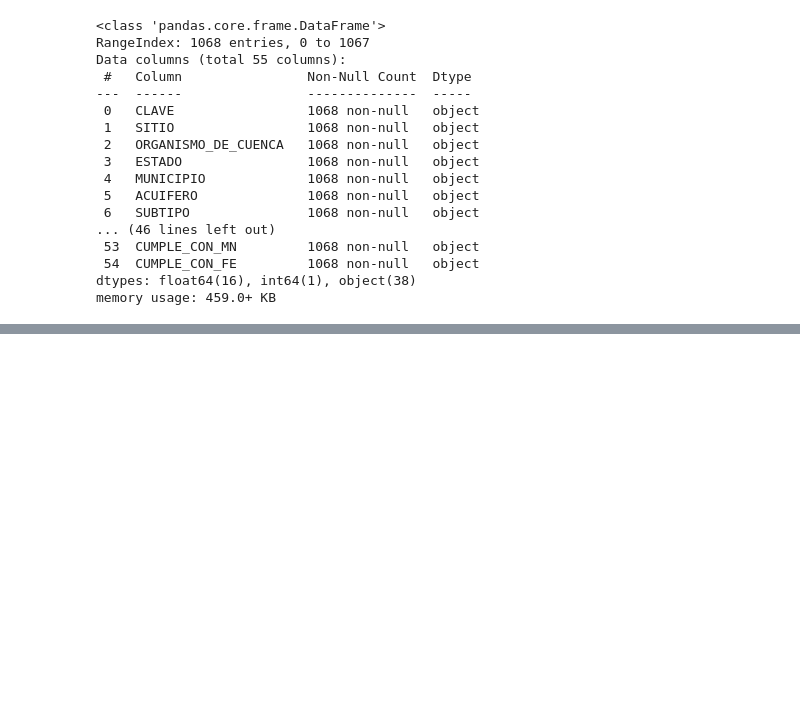
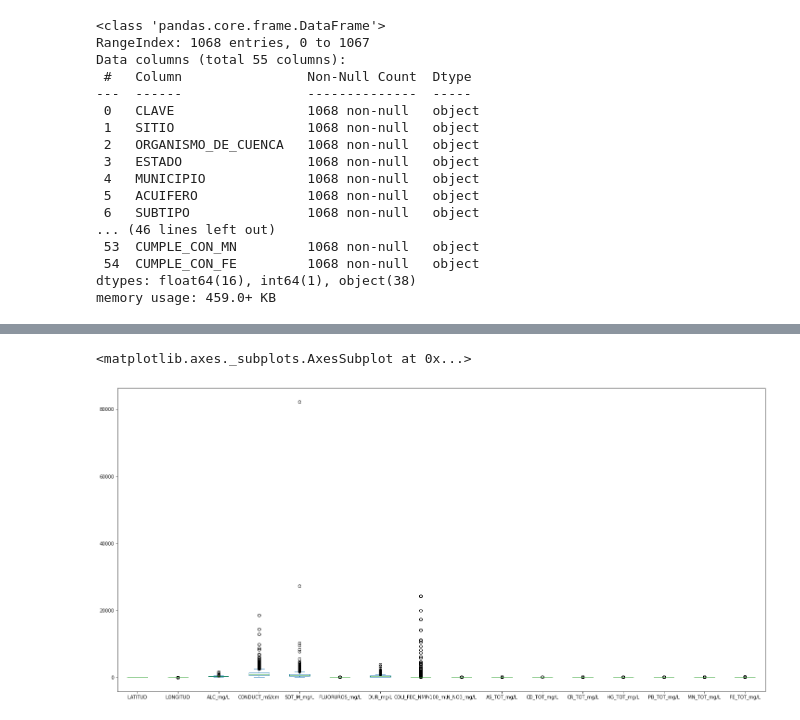
Before and after one commit to zangatec/Equipo_Ciencia_de_datos, a Jupyter notebook: Entrega 1 reto.ipynb, the cells around one changed output, grey strips where cells are left out. Cells and saved outputs as stored; diff of their text form; code cells hidden in the pictures; blank space fills up the shorter version.

```diff
--- a/Entrega 1 reto.ipynb
+++ b/Entrega 1 reto.ipynb
@@ -316,0 +365,6 @@ KeyError: ignored
+# %%
+#Identificamos medidas de posición no centrales , los cuartiles , outliers.
+df1.plot.box(figsize = (25,12))
+# %% [output]
+<matplotlib.axes._subplots.AxesSubplot at 0x...>
+[figure, added]
```
Also changed, not shown: parts of 14 cells of this notebook.
